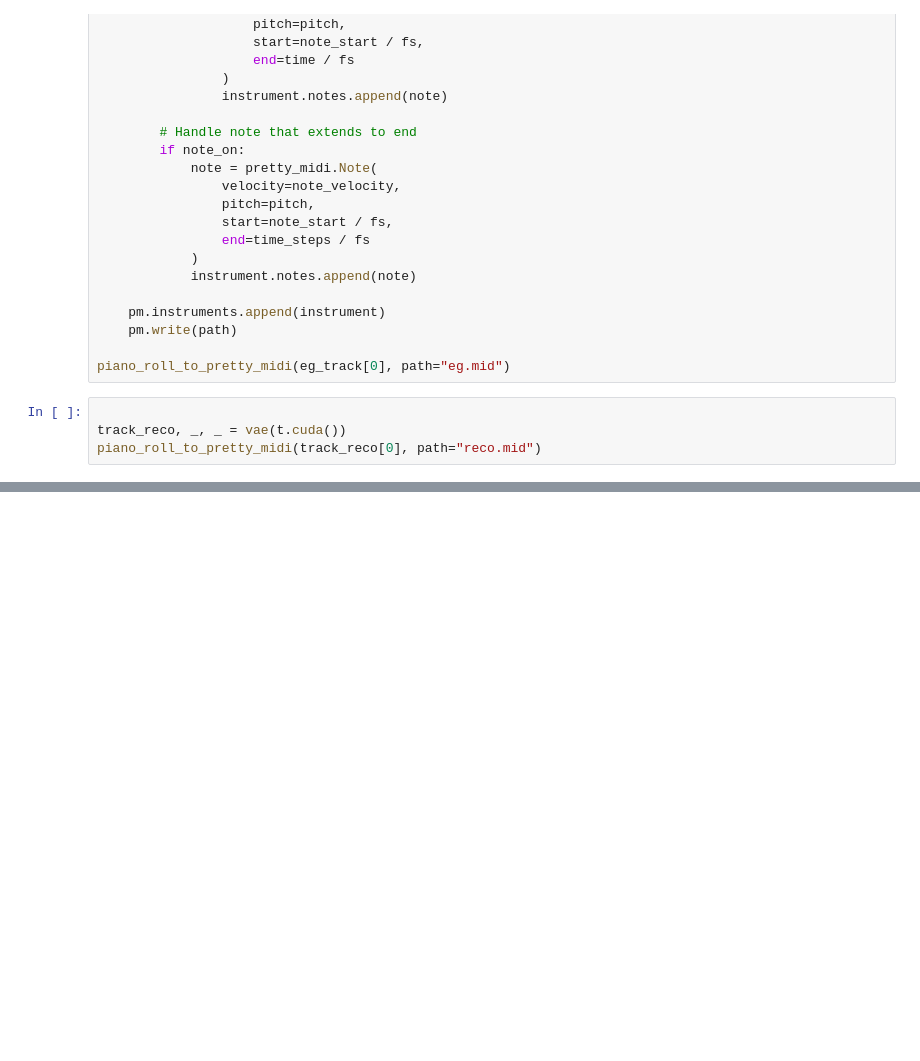
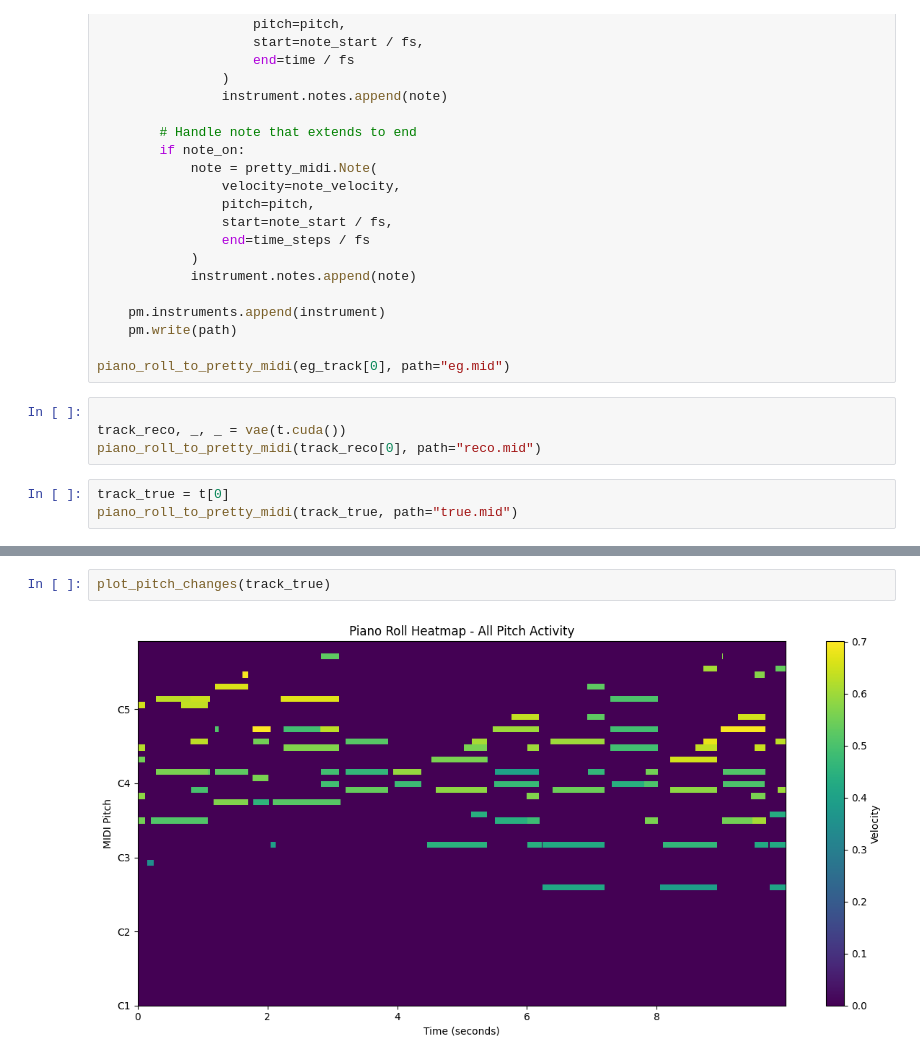
Before and after one commit to T04STER/MidiRepGen, a Jupyter notebook: tests.ipynb, the cells around one changed output, grey strips where cells are left out. Saved outputs shown, nothing was run; the diff lists cells and outputs as text; blank space fills up the shorter version.

```diff
--- a/tests.ipynb
+++ b/tests.ipynb
@@ -259,6 +275,9 @@ piano_roll_to_pretty_midi(eg_track[0], path="eg.mid")
 
 track_reco, _, _ = vae(t.cuda())
 piano_roll_to_pretty_midi(track_reco[0], path="reco.mid")
+# %%
+track_true = t[0]
+piano_roll_to_pretty_midi(track_true, path="true.mid")
 # %%
 import numpy as np
 import matplotlib.pyplot as plt
@@ -438,0 +451,4 @@ Max downward jump: -794.86 semitones
+# %%
+plot_pitch_changes(track_true)
+# %% [output]
+[figure, added]
```
Also changed, not shown: parts of 5 cells of this notebook, 4 other files.
